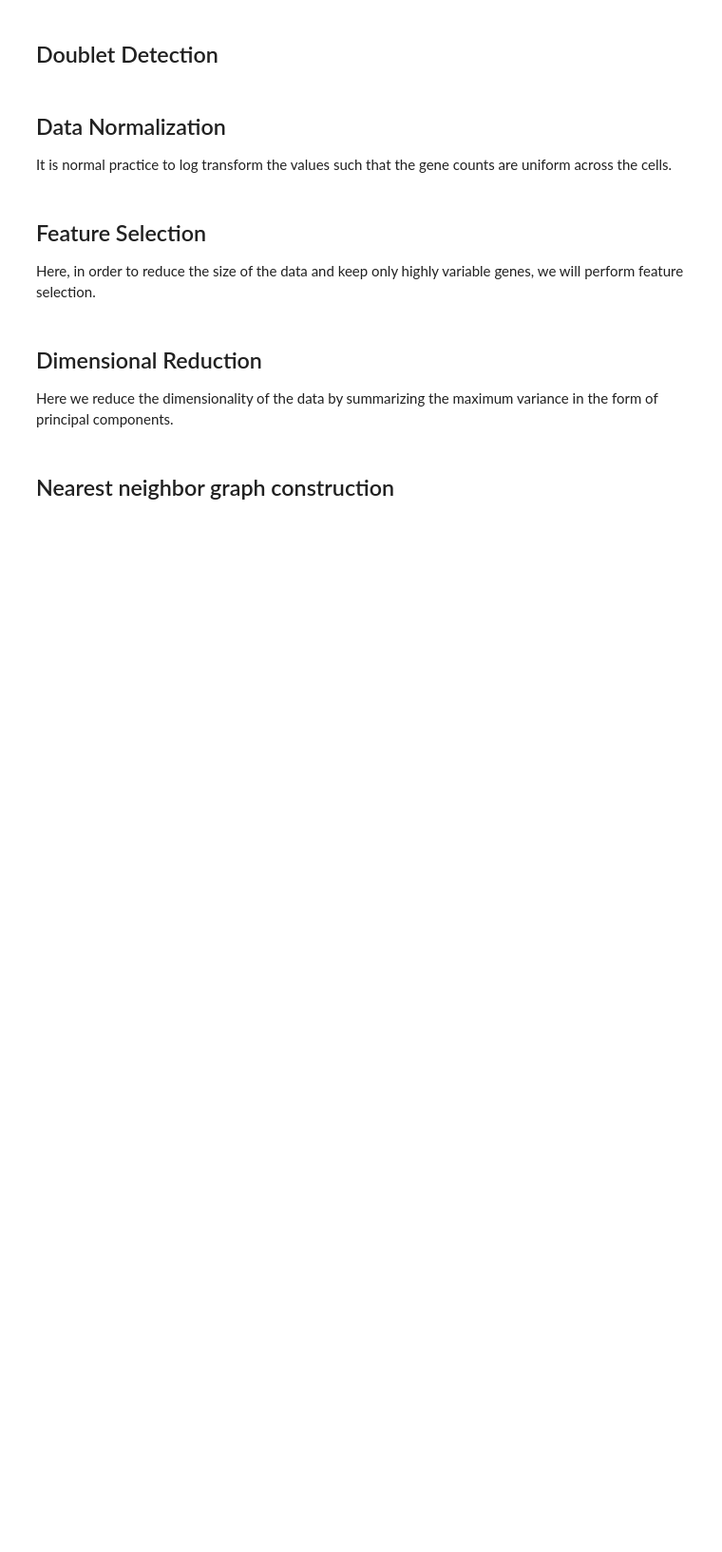
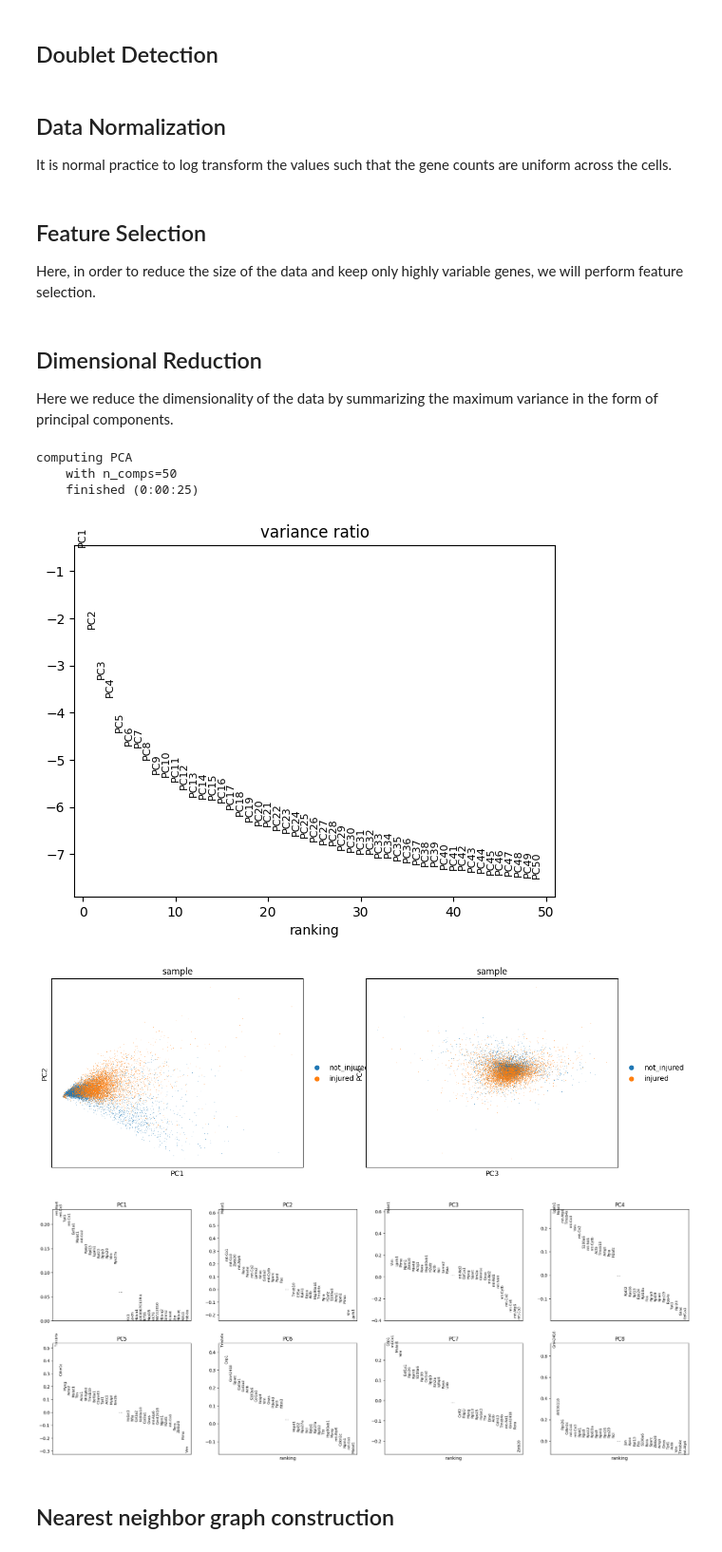
Before and after one commit to swarnalidasgupta/Stem-cell-function-and-disease-progression-in-muscular-dystrophy-using-injured-mouse-model, a Jupyter notebook: processing.ipynb, the cells around one changed output. Shown at 95% size. Drawn from its saved outputs; the diff is of its cells as text; code cells hidden in the pictures; blank space fills up the shorter version.

```diff
--- a/processing.ipynb
+++ b/processing.ipynb
@@ -196,12 +203,20 @@ Here we reduce the dimensionality of the data by summarizing the maximum varianc
 # %%
 sc.tl.pca(adata)
 sc.pl.pca_variance_ratio(adata, n_pcs=50, log=True)
 sc.pl.pca(
     adata,
     color=["sample", "sample"],
     dimensions=[(0, 1), (2, 3)],
     ncols=2,
     size=2,
 )
+sc.pl.pca_loadings(adata, components=[1,2,3,4,5,6,7,8])
+# %% [output]
+computing PCA
+    with n_comps=50
+    finished (0:00:25)
+[figure, added]
+[figure, added]
+[figure, added]
 # %% [markdown]
 ## Nearest neighbor graph construction
```
Also changed, not shown: parts of 14 cells of this notebook.
